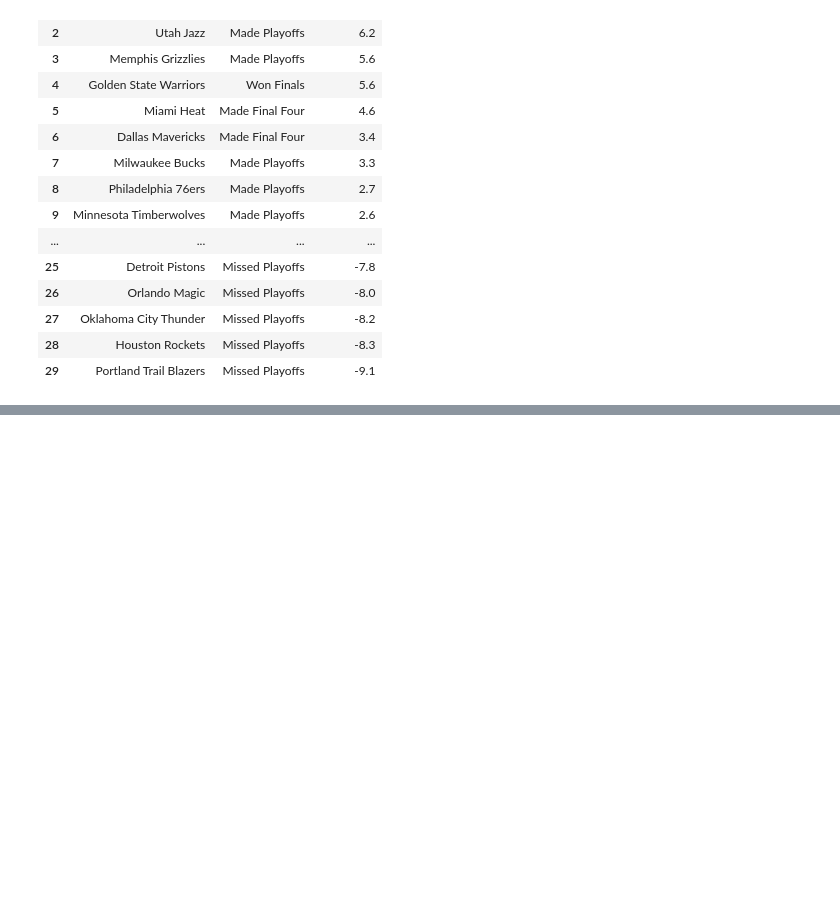
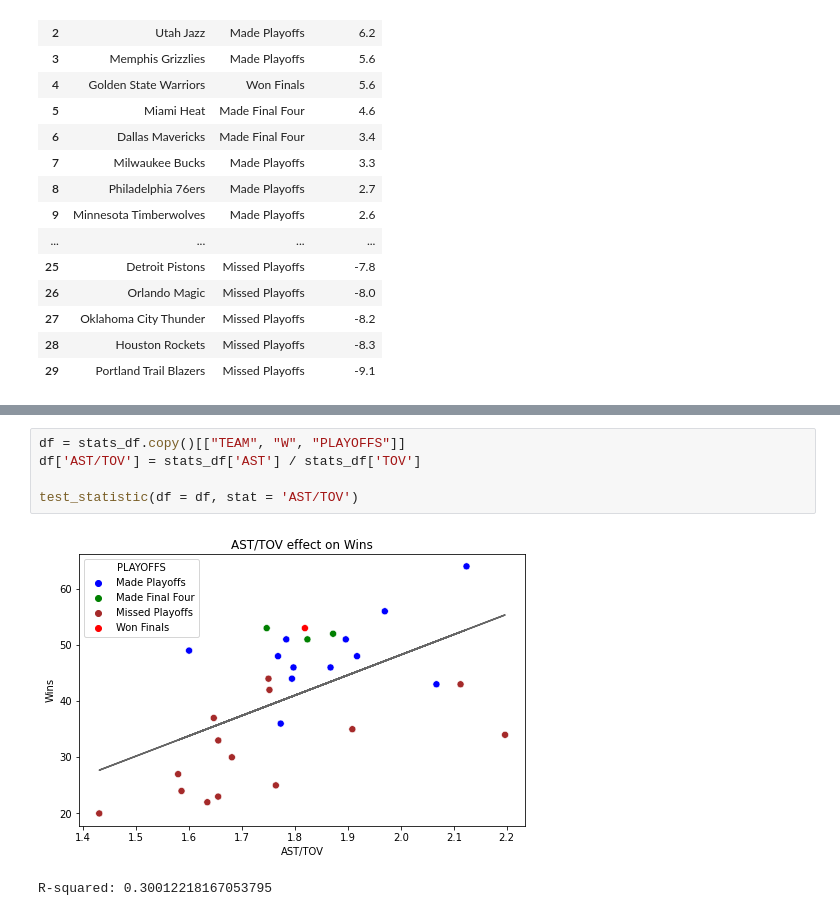
Before and after one commit to Kc1227/Math-42-Final-Project, a Jupyter notebook: EDA.ipynb, the cells around one changed output, grey strips where cells are left out. Cells and saved outputs as stored; diff of their text form; blank space fills up the shorter version.

```diff
--- a/EDA.ipynb
+++ b/EDA.ipynb
@@ -99,0 +173,8 @@ df[['TEAM', 'PLAYOFFS', "Net Rating"]].sort_values("Net Rating", ascending = Fal
+# %%
+df = stats_df.copy()[["TEAM", "W", "PLAYOFFS"]]
+df['AST/TOV'] = stats_df['AST'] / stats_df['TOV']
+
+test_statistic(df = df, stat = 'AST/TOV')
+# %% [output]
+[figure, added]
+R-squared: 0.30012218167053795
```
Also changed, not shown: parts of 4 cells of this notebook.
